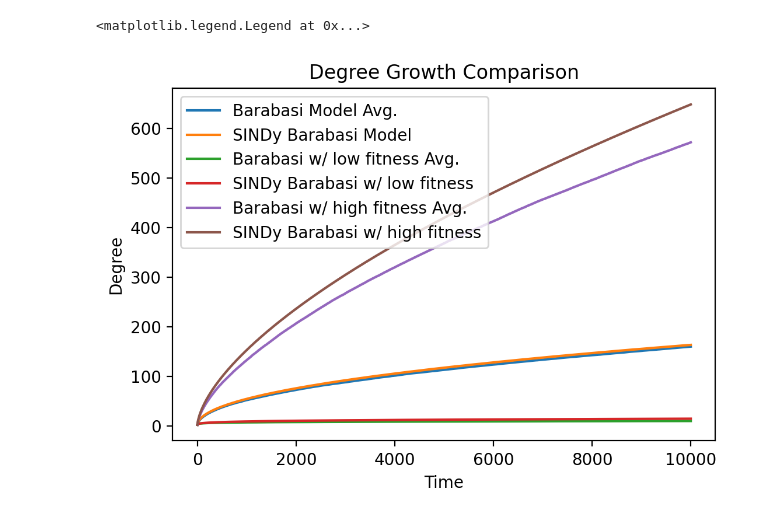
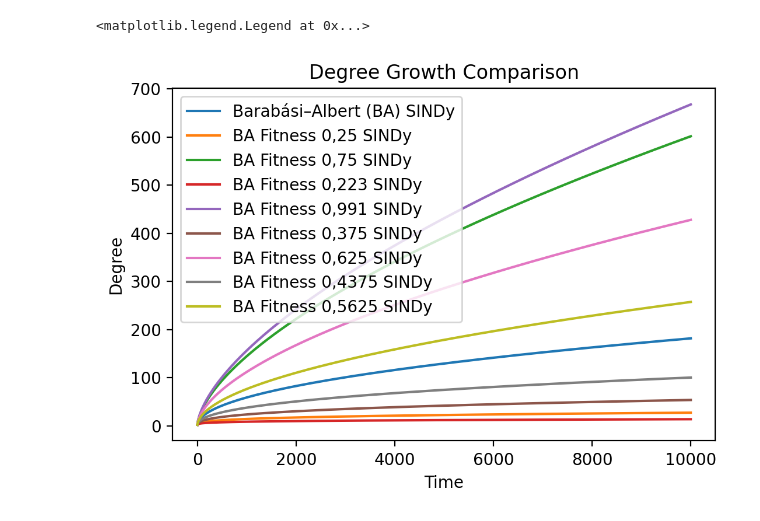
Before and after one commit to DavidContrerasFranco/Data-Driven-Dynamics-Understanding, a Jupyter notebook: Notebooks/sindy_barabasi_fitn.ipynb, the cells around one changed output. Cells and saved outputs as stored; diff of their text form; code cells hidden in the pictures.

Commit message:
Multi-Fitness Generation & Tests

```diff
--- a/Notebooks/sindy_barabasi_fitn.ipynb
+++ b/Notebooks/sindy_barabasi_fitn.ipynb
@@ -54,15 +64,0 @@ X_bar_fit_high = np.stack((k_mod_bar_fit_high, t), axis=-1)
-# %%
-model.fit(X_bar)
-k_sim_bar = model.simulate([2,1], t=t)[:,0]
-print('Barabasi Normal')
-model.print()
-
-model.fit(X_bar_fit_low)
-k_sim_bar_fit_low = model.simulate([2,1], t=t)[:,0]
-print('Barabasi w/ low fitness')
-model.print()
-
-model.fit(X_bar_fit_high)
-k_sim_bar_fit_high = model.simulate([2,1], t=t)[:,0]
-print('Barabasi w/ high fitness')
-model.print()
@@ -78,0 +70,8 @@ t' = 1.000 1
+# %%
+# Fit SINDy to each network
+degree_sindy = []
+for idx, x in enumerate(X):
+    model.fit(x)
+    degree_sindy += [model.simulate([2,1], t=t)[:,0]]
+    print(models[idx][0] + ':')
+    model.print()
@@ -79,17 +106,17 @@ t' = 1.000 1
+# %%
+names = []
+for model in models:
+    # names += [model[0] + ' Sim']
+    names += [model[0] + ' SINDy']
 # %%
 fig = plt.figure(figsize=(6,4), dpi= 200, facecolor='w', edgecolor='k')
-plt.plot(t, k_mod_bar)
-plt.plot(t, k_sim_bar)
-plt.plot(t, k_mod_bar_fit_low)
-plt.plot(t, k_sim_bar_fit_low)
-plt.plot(t, k_mod_bar_fit_high)
-plt.plot(t, k_sim_bar_fit_high)
+for idx, degrees in enumerate(degree_sindy):
+    # plt.plot(t, degree_simulations[idx])
+    plt.plot(t, degrees)
 plt.title('Degree Growth Comparison')
 plt.xlabel('Time')
 plt.ylabel('Degree')
-plt.legend(['Barabasi Model Avg.', 'SINDy Barabasi Model',
-            'Barabasi w/ low fitness Avg.', 'SINDy Barabasi w/ low fitness',
-            'Barabasi w/ high fitness Avg.', 'SINDy Barabasi w/ high fitness'])
+plt.legend(names)
 # %% [output]
 <matplotlib.legend.Legend at 0x...>
-[figure, old version]
+[figure, new version]
```
Also changed, not shown: parts of 9 cells of this notebook, 5 other files.
